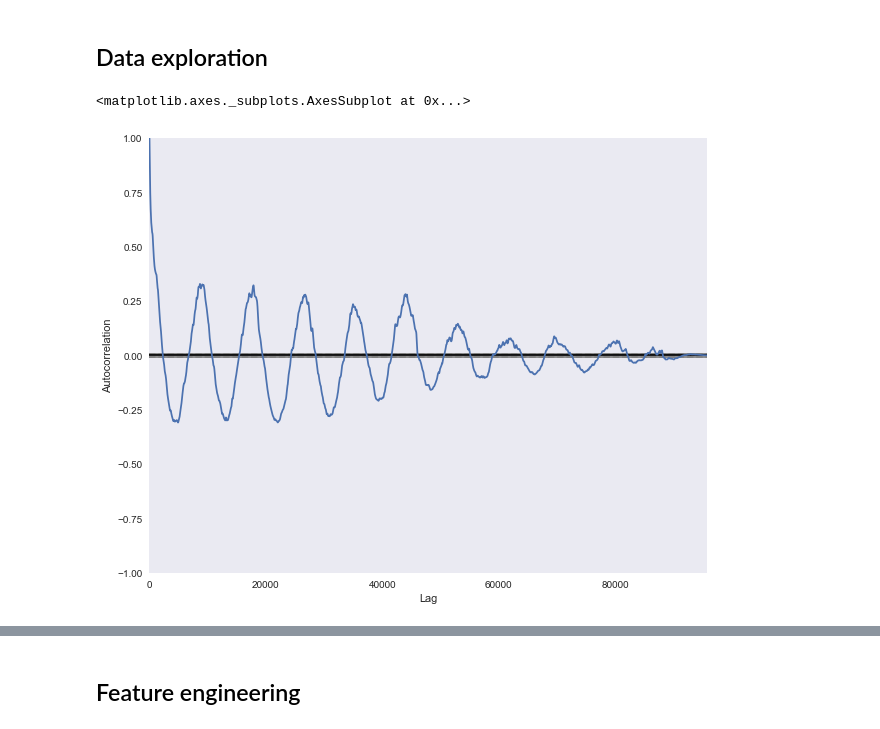
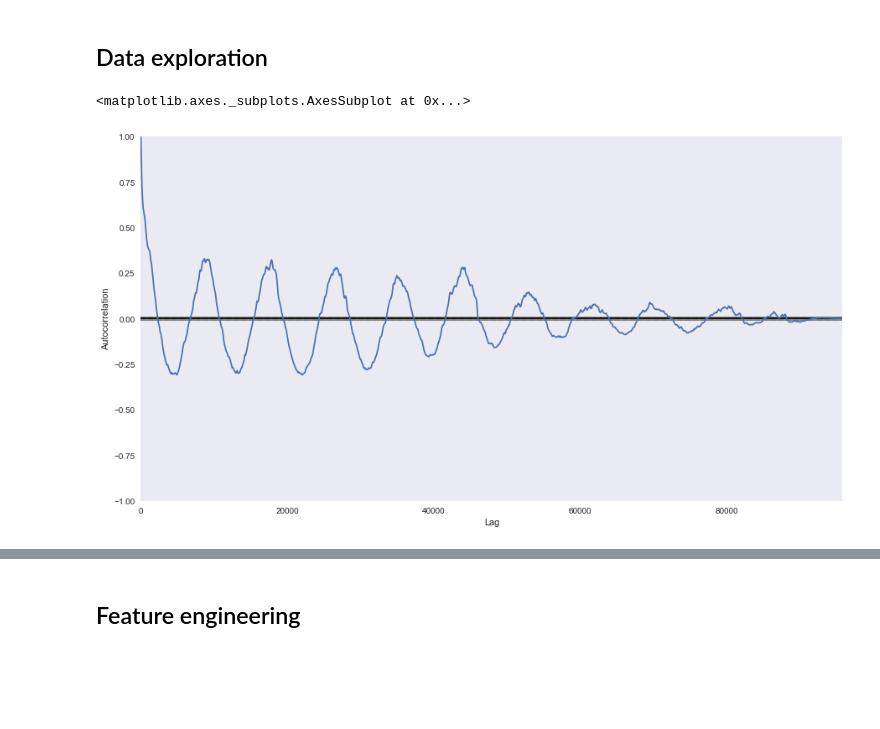
Before and after one commit to mlopezcaballero/Apsu, a Jupyter notebook: notebooks/data_preparation.ipynb, the cells around one changed output, grey strips where cells are left out. Cells and saved outputs as stored; diff of their text form; code cells hidden in the pictures; blank space fills up the shorter version.

```diff
--- a/notebooks/data_preparation.ipynb
+++ b/notebooks/data_preparation.ipynb
@@ -151,9 +157,9 @@ dtype: int64
 # %% [markdown]
 ## Data exploration <a class="anchor" id="second-bullet"></a>
 # %%
-plt.figure(figsize=(10,8))
-pd.plotting.autocorrelation_plot(df.ZGZ_NR)
+plt.figure(figsize=(15,8))
+pd.plotting.autocorrelation_plot(df.ZGZ_NR.fillna(0))
 # %% [output]
 <matplotlib.axes._subplots.AxesSubplot at 0x...>
-[figure, old version]
+[figure, new version]
 # %%
```
Also changed, not shown: parts of 17 cells of this notebook, 1 other file.
